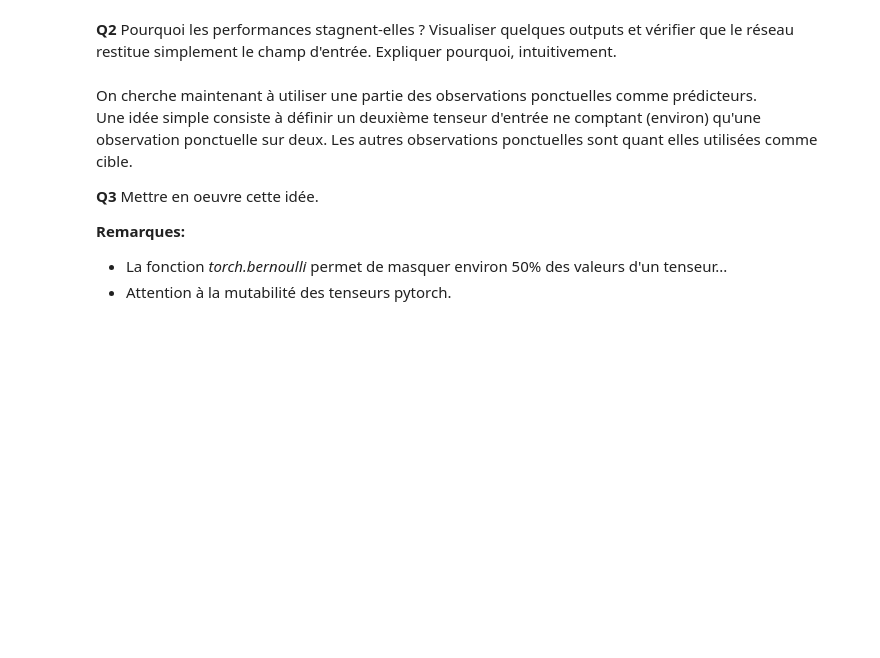
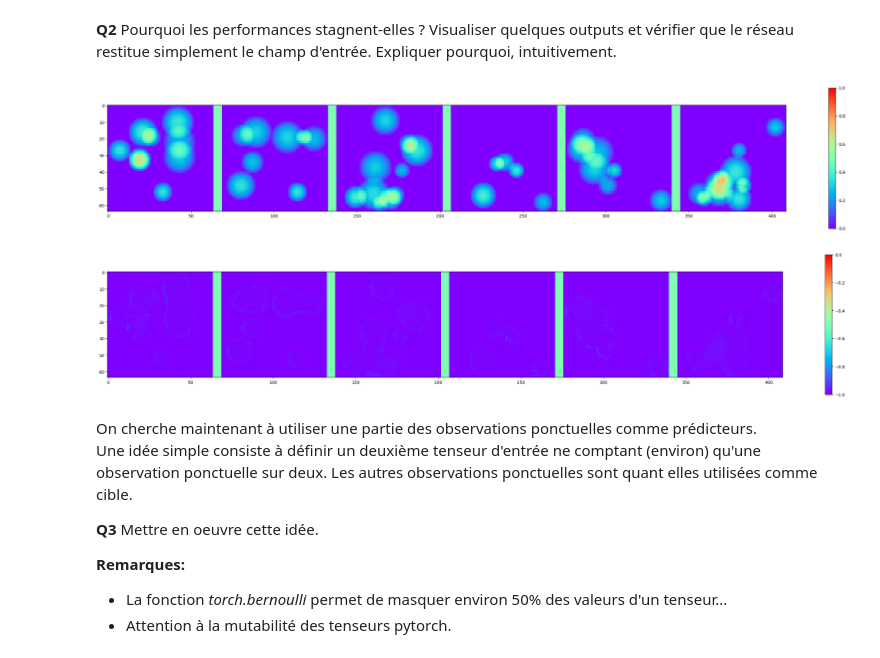
Before and after one commit to noussayma/ml-student, a Jupyter notebook: BE_session1_probleme1.ipynb, the cells around one changed output. Saved outputs shown, nothing was run; the diff lists cells and outputs as text; code cells hidden in the pictures; blank space fills up the shorter version.

```diff
--- a/BE_session1_probleme1.ipynb
+++ b/BE_session1_probleme1.ipynb
@@ -495,3 +490,29 @@ input,  target, fulltarget  = gen2(6, p)
+# %%
+
+
+# Mettre le modèle en mode évaluation.
+fcn.eval()
+
+#Load inputs
+p = 0.01
+input, target, fulltarget = gen2(batch_size, p)
+
+# Output of fcn
+output = fcn(input.cuda())
+
+
+
+# Créer les figures pour l'affichage.
+fig = plt.figure(figsize=(36, 6))
+voir_batch2D(input, 6, fig, k=0, min_scale=0,max_scale=1)
+
+fig1 = plt.figure(figsize=(36, 6))
+voir_batch2D(output.detach().cpu(), 6, fig1, k=0, min_scale=-1, max_scale=0)
+
+plt.show()
+# %% [output]
+[figure, added]
+[figure, added]
 # %% [markdown]
 On cherche maintenant à utiliser une partie des observations ponctuelles comme prédicteurs.\
 Une idée simple consiste à définir un deuxième tenseur d'entrée ne comptant (environ) qu'une observation ponctuelle sur deux. Les autres observations ponctuelles sont quant elles utilisées comme cible.
```
Also changed, not shown: parts of 1 cell of this notebook.
